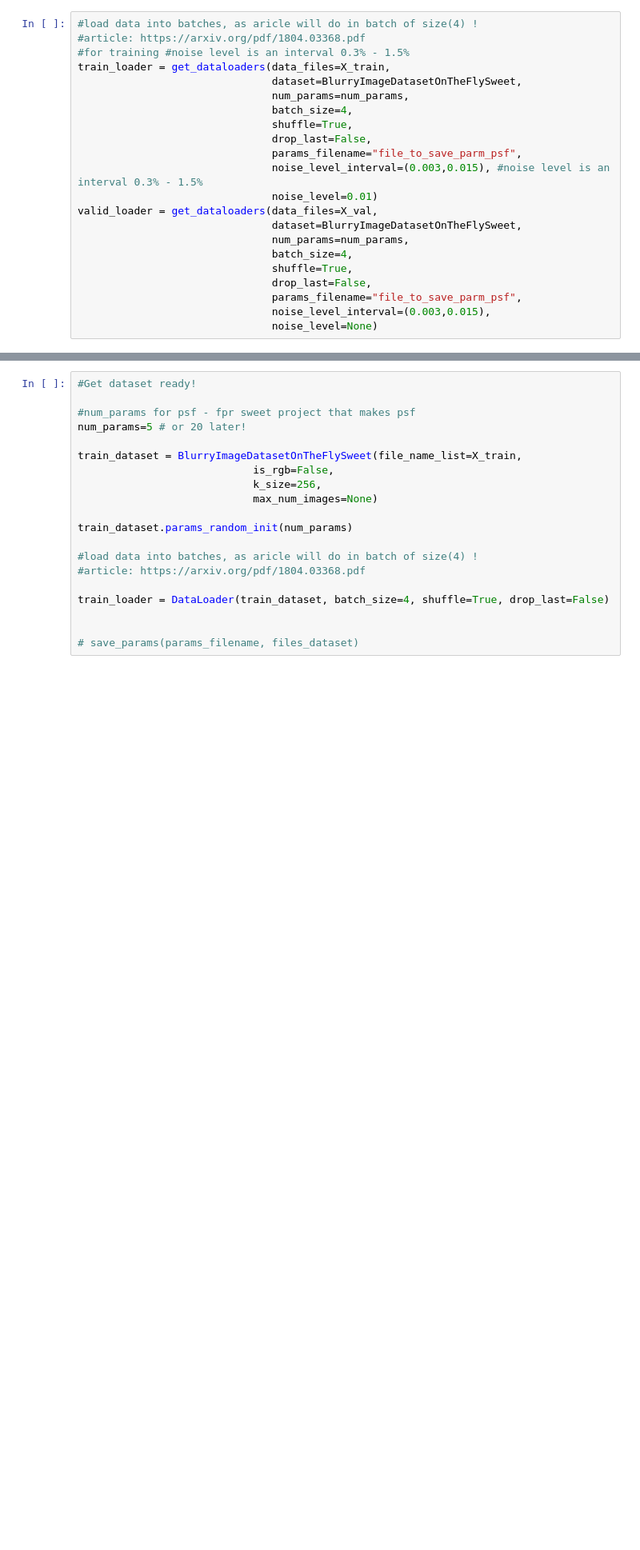
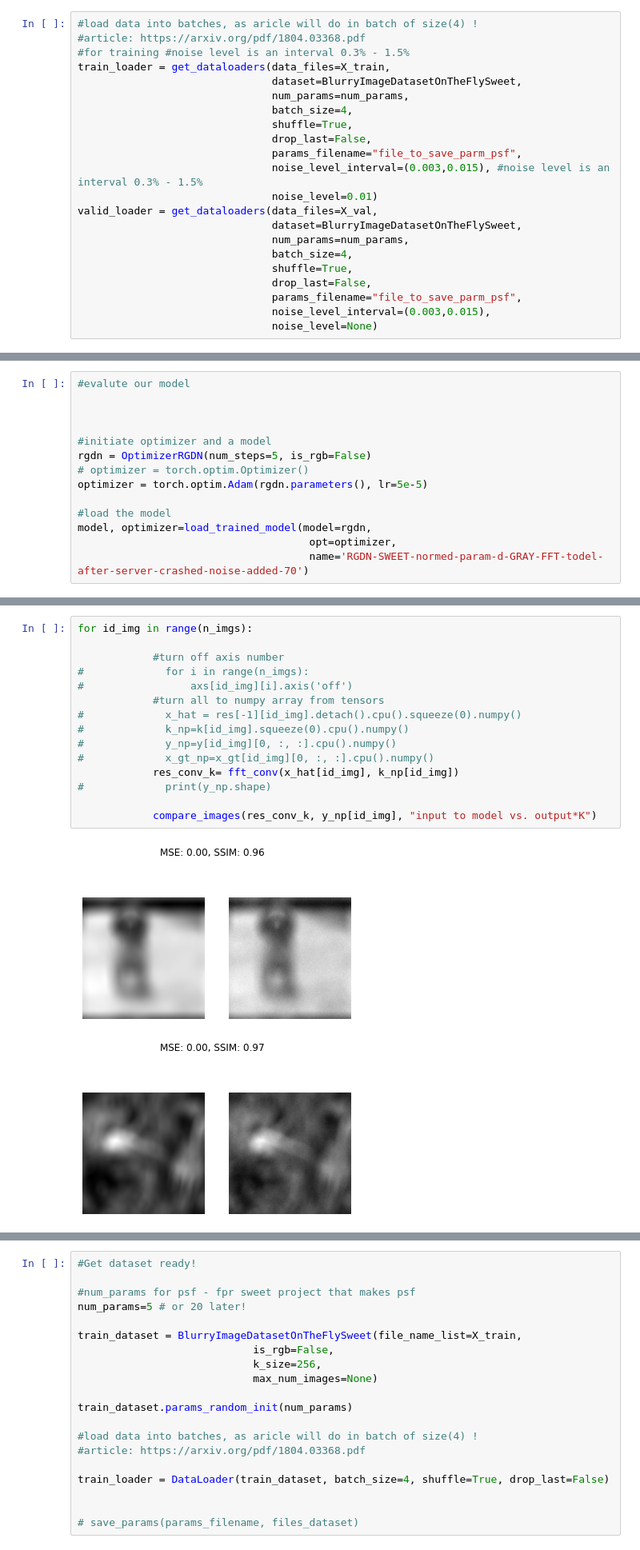
Before and after one commit to tharaaali/rgdn-optimizer-based-deconvolution, a Jupyter notebook: end-to-end-non-blind-deconvolution.ipynb, the cells around one changed output, grey strips where cells are left out. Shown at 80% size. Drawn from its saved outputs; the diff is of its cells as text; blank space fills up the shorter version.

Commit message:
evalute functions

```diff
--- a/end-to-end-non-blind-deconvolution.ipynb
+++ b/end-to-end-non-blind-deconvolution.ipynb
@@ -368,0 +404,14 @@ valid_loader = get_dataloaders(data_files=X_val,
+# %%
+#evalute our model
+
+
+
+#initiate optimizer and a model
+rgdn = OptimizerRGDN(num_steps=5, is_rgb=False)
+# optimizer = torch.optim.Optimizer()
+optimizer = torch.optim.Adam(rgdn.parameters(), lr=5e-5)
+
+#load the model
+model, optimizer=load_trained_model(model=rgdn,
+                                     opt=optimizer,
+                                     name='RGDN-SWEET-normed-param-d-GRAY-FFT-todel-after-server-crashed-noise-added-70')
@@ -368,0 +612,18 @@ valid_loader = get_dataloaders(data_files=X_val,
+# %%
+for id_img in range(n_imgs):
+
+            #turn off axis number
+#             for i in range(n_imgs):
+#                 axs[id_img][i].axis('off')
+            #turn all to numpy array from tensors
+#             x_hat = res[-1][id_img].detach().cpu().squeeze(0).numpy()
+#             k_np=k[id_img].squeeze(0).cpu().numpy()
+#             y_np=y[id_img][0, :, :].cpu().numpy()
+#             x_gt_np=x_gt[id_img][0, :, :].cpu().numpy()
+            res_conv_k= fft_conv(x_hat[id_img], k_np[id_img])
+#             print(y_np.shape)
+
+            compare_images(res_conv_k, y_np[id_img], "input to model vs. output*K")
+# %% [output]
+[figure, added]
+[figure, added]
```
Also changed, not shown: parts of 20 cells of this notebook, 8 other files.
